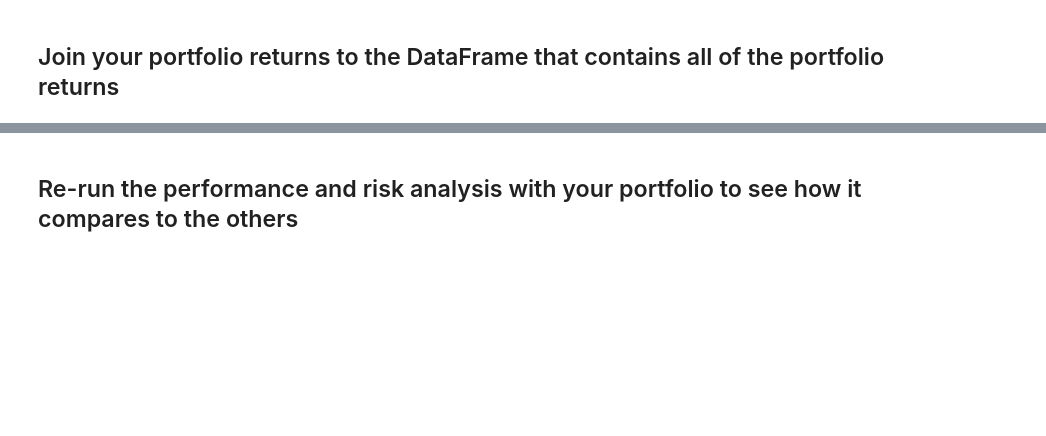
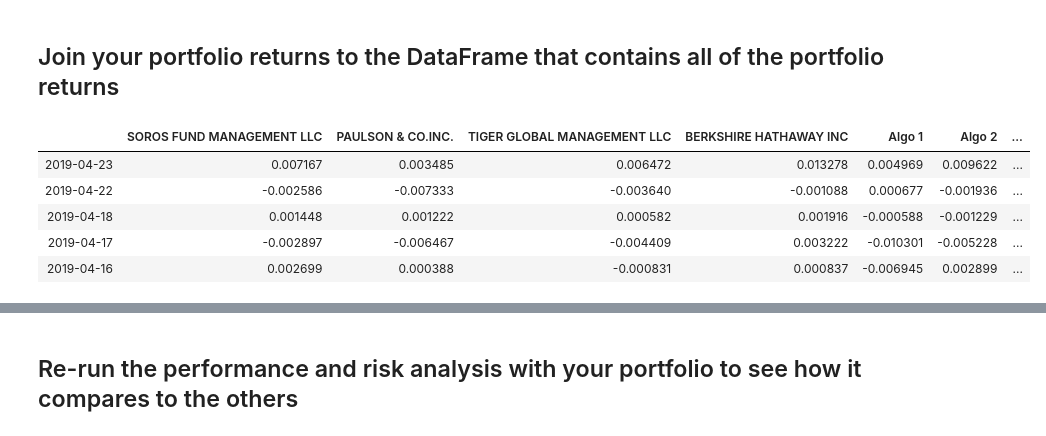
Before and after one commit to GonzaloGarciaContreras/Pandas-Homework-Whale-Analysis, a Jupyter notebook: ggc_whale_analysis.ipynb, the cells around one changed output, grey strips where cells are left out. Saved outputs shown, nothing was run; the diff lists cells and outputs as text; code cells hidden in the pictures; blank space fills up the shorter version.

Commit message:
+ weighted portfolio returns

```diff
--- a/ggc_whale_analysis.ipynb
+++ b/ggc_whale_analysis.ipynb
@@ -794,3 +794,9 @@ my_portf_daily_returns.head()
 | 2018-05-18 | -0.003637 | -0.003206 | -0.011339 |
 # %% [markdown]
 ## Calculate the weighted returns for the portfolio assuming an equal number of shares for each stock
+# %%
+# Set weights for corresponding risk profile of stocks,
+# `dot` function to sum the product each weight and the corresponding stock daily return
+weights = [0.333333, 0.333333, 0.333333]
+my_portf_weighted_returns = my_portf_daily_returns.dot(weights)
+my_portf_weighted_returns.head()
@@ -808,6 +822,24 @@ Trade DATE
 dtype: float64
 # %% [markdown]
 ## Join your portfolio returns to the DataFrame that contains all of the portfolio returns
+# %%
+all_assets_returns = pd.concat([concat_data, my_portf_weighted_returns], axis=1, join='inner')
+# %%
+# Rename Column
+all_assets_returns = all_assets_returns.rename(columns={
+    0: "Custom"
+    })
+#all_assets_returns.head()
+# %%
+all_assets_returns.sort_index(axis=0, ascending=False, inplace=True)
+all_assets_returns.head()
+# %% [output]
+|  | SOROS FUND MANAGEMENT LLC | PAULSON & CO.INC. | TIGER GLOBAL MANAGEMENT LLC | BERKSHIRE HATHAWAY INC | Algo 1 | Algo 2 | ... |
+| 2019-04-23 | 0.007167 | 0.003485 | 0.006472 | 0.013278 | 0.004969 | 0.009622 | ... |
+| 2019-04-22 | -0.002586 | -0.007333 | -0.003640 | -0.001088 | 0.000677 | -0.001936 | ... |
+| 2019-04-18 | 0.001448 | 0.001222 | 0.000582 | 0.001916 | -0.000588 | -0.001229 | ... |
+| 2019-04-17 | -0.002897 | -0.006467 | -0.004409 | 0.003222 | -0.010301 | -0.005228 | ... |
+| 2019-04-16 | 0.002699 | 0.000388 | -0.000831 | 0.000837 | -0.006945 | 0.002899 | ... |
 # %%
 # Add your "Custom" portfolio to the larger dataframe of fund returns
 # YOUR CODE HERE
```
Also changed, not shown: parts of 2 cells of this notebook.
